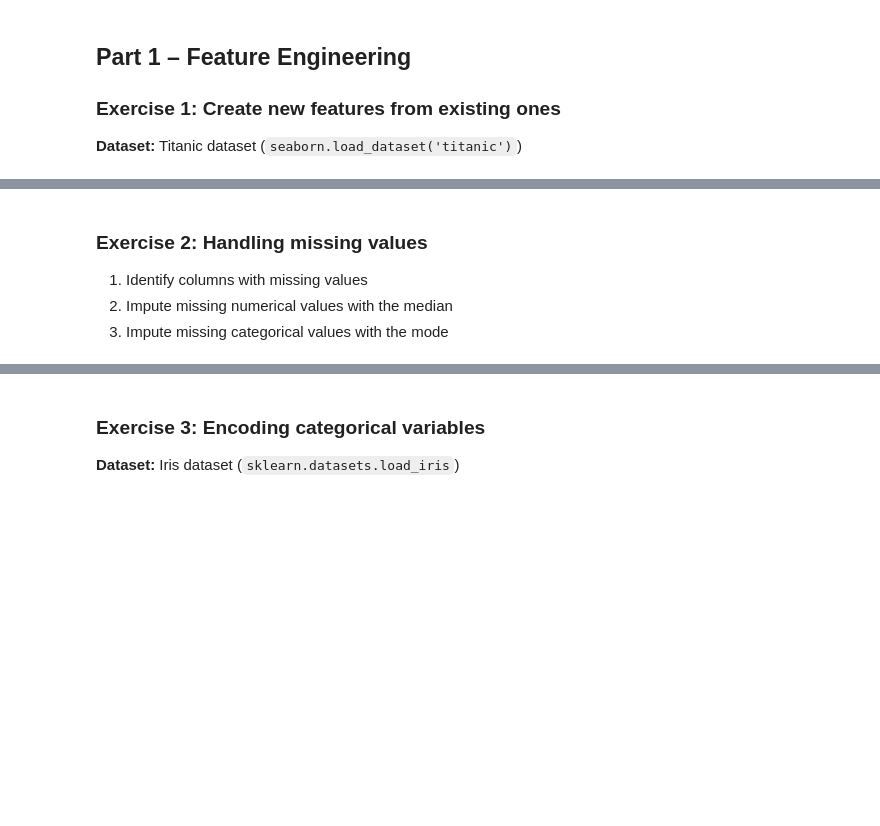
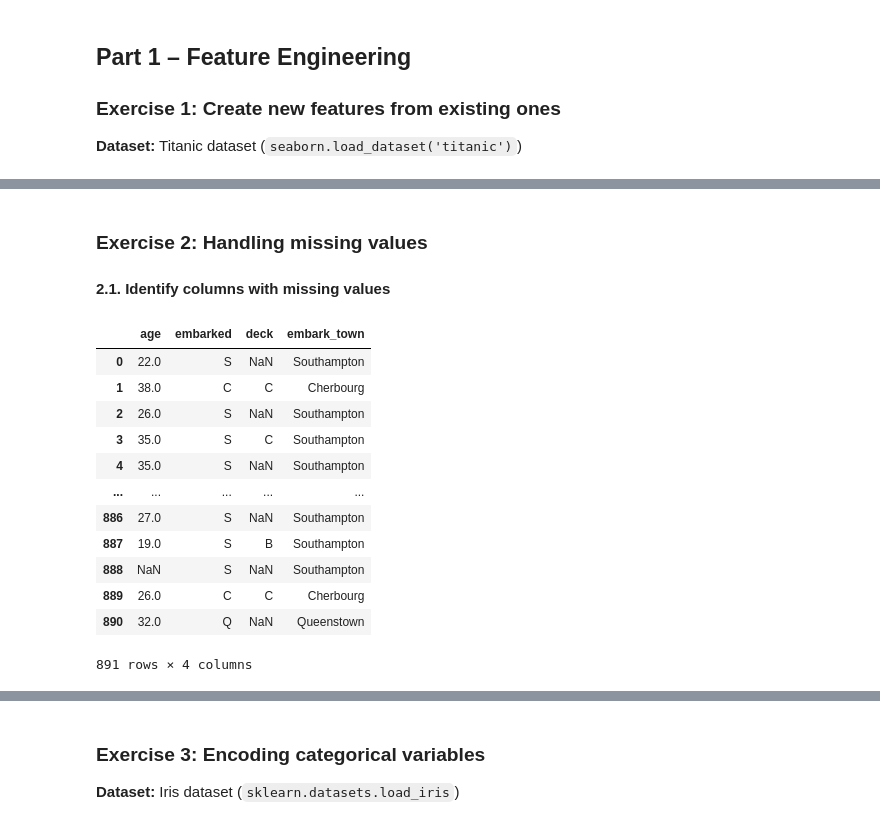
Before and after one commit to Arxcis/VE3451-KI-og-maskinl-ring, a Jupyter notebook: Assign1_feature_engineering_selection_exercises_updated.ipynb, the cells around one changed output, grey strips where cells are left out. Saved outputs shown, nothing was run; the diff lists cells and outputs as text; code cells hidden in the pictures; blank space fills up the shorter version.

```diff
--- a/Assign1_feature_engineering_selection_exercises_updated.ipynb
+++ b/Assign1_feature_engineering_selection_exercises_updated.ipynb
@@ -65,5 +81,5 @@ print(titanic.head(5))
 # %% [markdown]
 ### Exercise 2: Handling missing values
-1. Identify columns with missing values
-2. Impute missing numerical values with the median
-3. Impute missing categorical values with the mode
+
+
+#### 2.1. Identify columns with missing values
@@ -75,0 +86,18 @@ print(titanic.head(5))
+# %%
+with_missing = titanic[titanic.columns[titanic.isna().any()]]
+
+with_missing
+# %% [output]
+|  | age | embarked | deck | embark_town |
+| 0 | 22.0 | S | NaN | Southampton |
+| 1 | 38.0 | C | C | Cherbourg |
+| 2 | 26.0 | S | NaN | Southampton |
+| 3 | 35.0 | S | C | Southampton |
+| 4 | 35.0 | S | NaN | Southampton |
+| ... | ... | ... | ... | ... |
+| 886 | 27.0 | S | NaN | Southampton |
+| 887 | 19.0 | S | B | Southampton |
+| 888 | NaN | S | NaN | Southampton |
+| 889 | 26.0 | C | C | Cherbourg |
+| 890 | 32.0 | Q | NaN | Queenstown |
+891 rows × 4 columns
```
Also changed, not shown: parts of 12 cells of this notebook.
